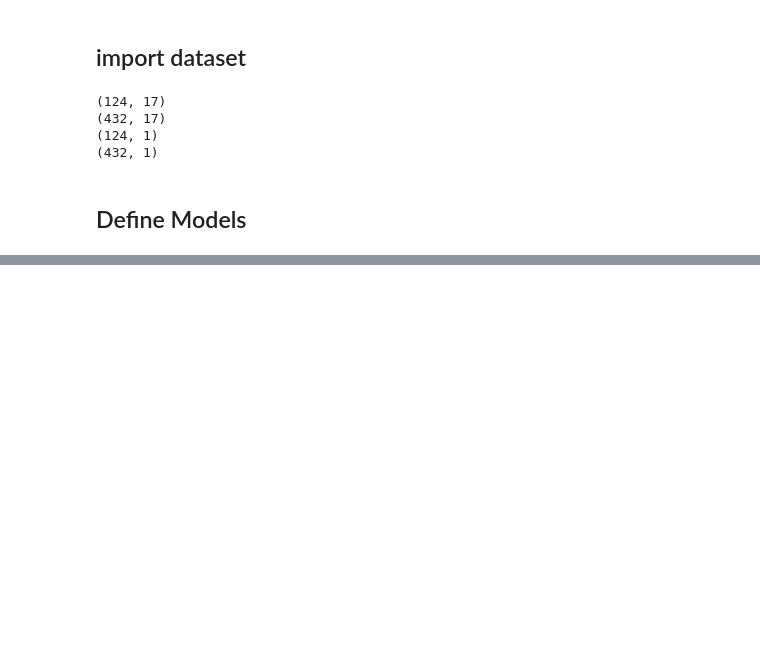
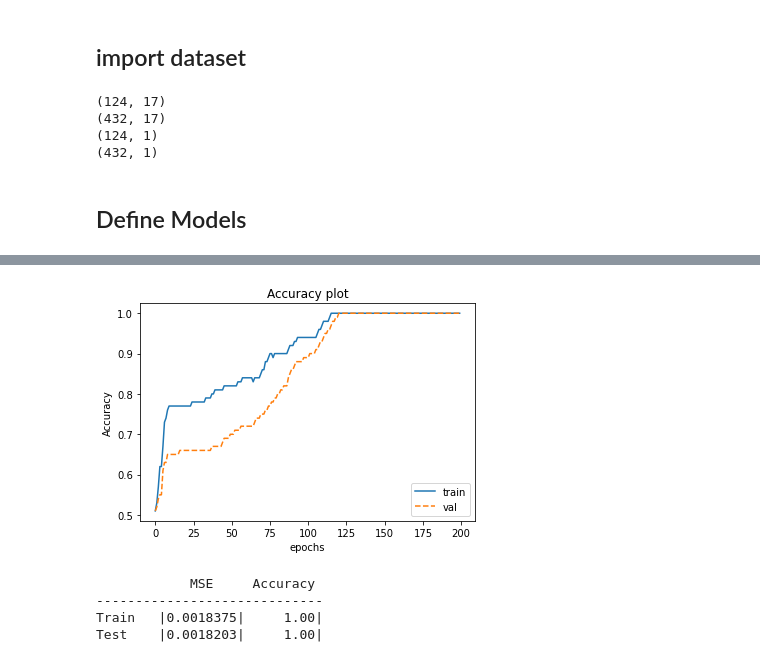
Before and after one commit to vlnraf/ml-project, a Jupyter notebook: src/pytorch/Monk1.ipynb, the cells around one changed output, grey strips where cells are left out. Drawn from its saved outputs; the diff is of its cells as text; code cells hidden in the pictures; blank space fills up the shorter version.

```diff
--- a/src/pytorch/Monk1.ipynb
+++ b/src/pytorch/Monk1.ipynb
@@ -133,0 +131,17 @@ plt.plot(history['val_acc'])
+# %%
+plot_accuracy(history)
+# %% [output]
+[figure, added]
+# %%
+data = [
+    history['loss'][-1],
+    history['acc'][-1],
+    history['val_loss'][-1],
+    history['val_acc'][-1],
+]
+table_info(data)
+# %% [output]
+            MSE     Accuracy
+-----------------------------
+Train   |0.0018375|     1.00|
+Test    |0.0018203|     1.00|
```
Also changed, not shown: parts of 8 cells of this notebook, 5 other files.
